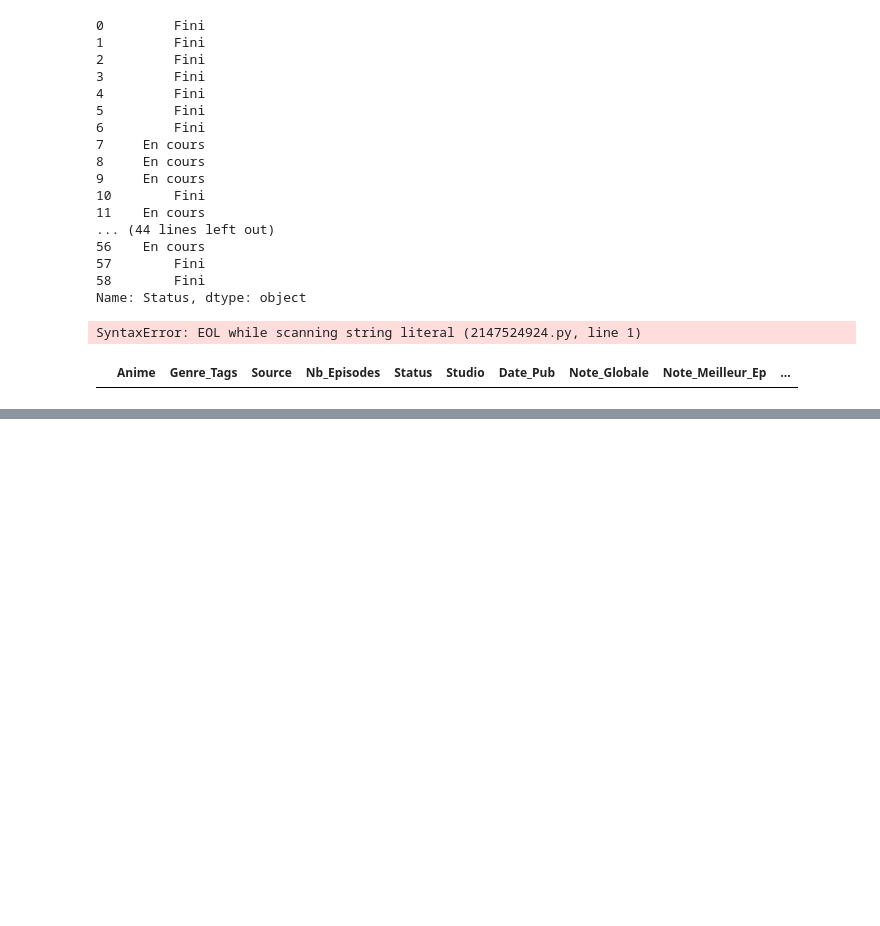
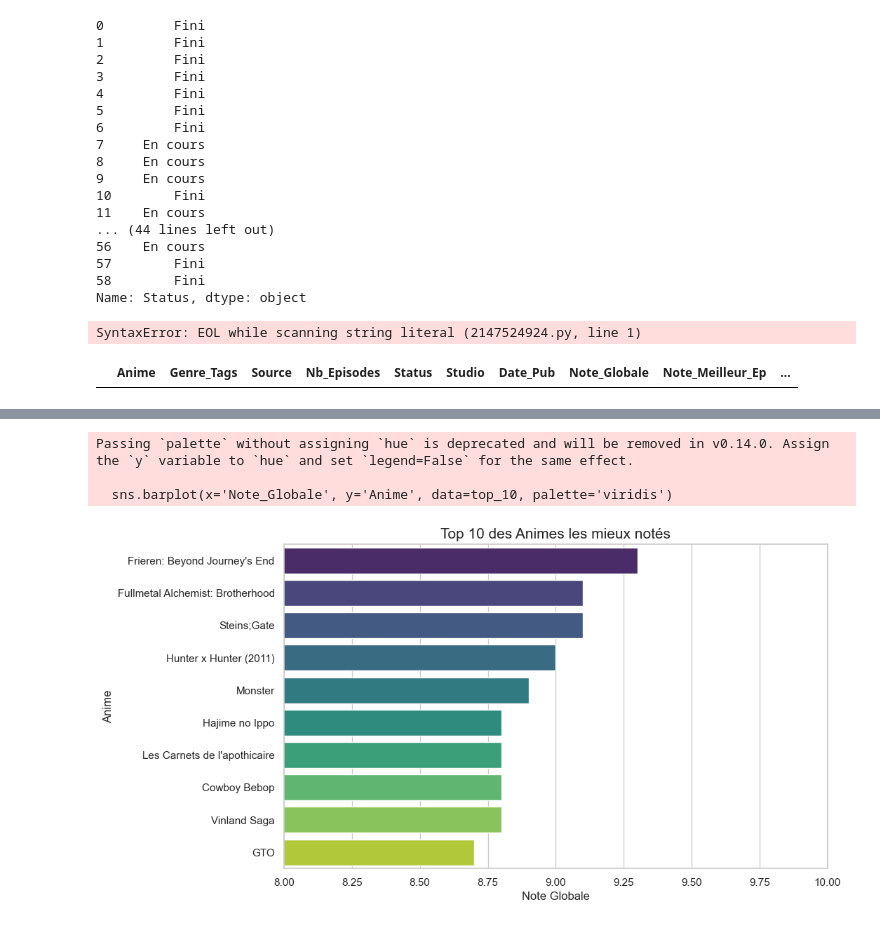
Before and after one commit to Louisnrry/Projet_Data_Anime, a Jupyter notebook: test.ipynb, the cells around one changed output, grey strips where cells are left out. Cells and saved outputs as stored; diff of their text form; code cells hidden in the pictures; blank space fills up the shorter version.

```diff
--- a/test.ipynb
+++ b/test.ipynb
@@ -816,0 +838,15 @@ df[(df['Status'] == 'En Cours') & (df['Nb_Episodes'] < 30)]
+# %%
+plt.figure(figsize=(10, 6))
+top_10 = df.sort_values(by='Note_Globale', ascending=False).head(10)
+sns.barplot(x='Note_Globale', y='Anime', data=top_10, palette='viridis')
+
+plt.title('Top 10 des Animes les mieux notés', fontsize=15)
+plt.xlabel('Note Globale')
+plt.ylabel('Anime')
+plt.xlim(8, 10)  # On zoome entre 8 et 10 pour mieux voir les écarts
+plt.show()
+# %% [output]
+Passing `palette` without assigning `hue` is deprecated and will be removed in v0.14.0. Assign the `y` variable to `hue` and set `legend=False` for the same effect.
+
+  sns.barplot(x='Note_Globale', y='Anime', data=top_10, palette='viridis')
+[figure, added]
```
Also changed, not shown: parts of 5 cells of this notebook.
